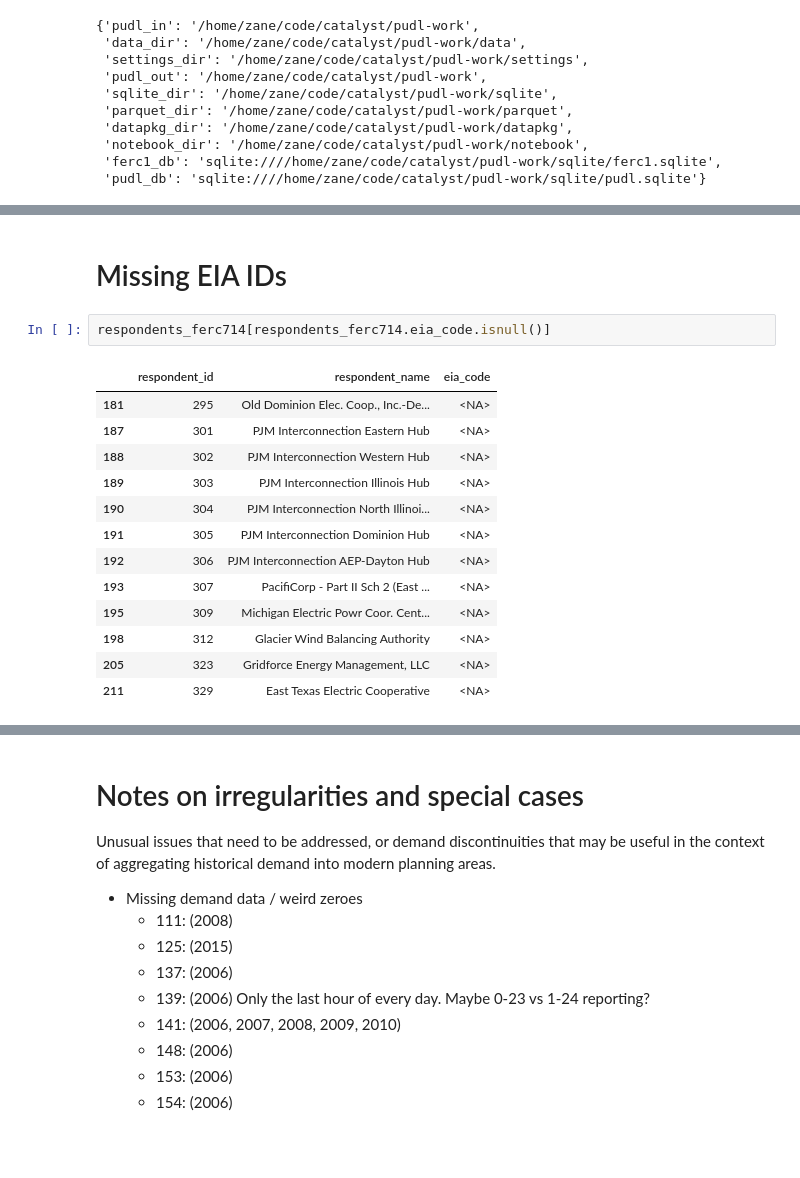
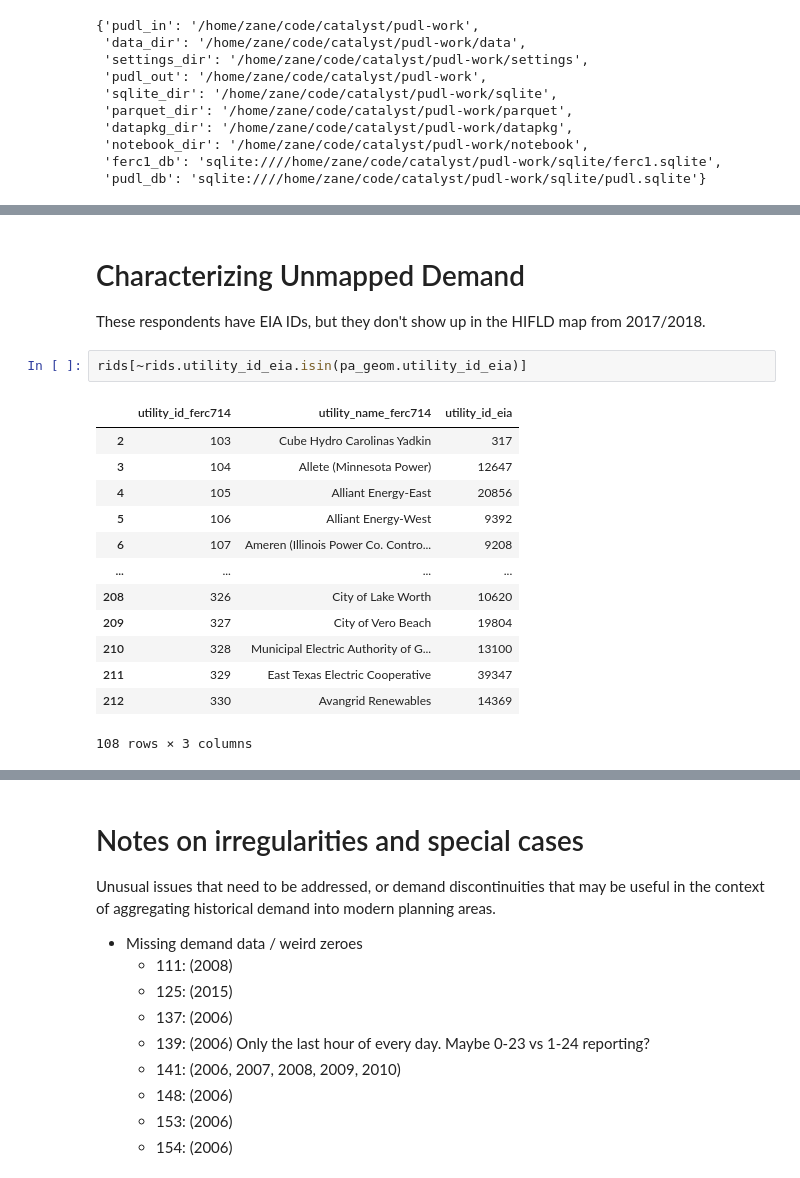
Before and after one commit to catalyst-cooperative/electricity-demand-mapping, a Jupyter notebook: notebooks/ferc714.ipynb, the cells around one changed output, grey strips where cells are left out. Cells and saved outputs as stored; diff of their text form; blank space fills up the shorter version.

```diff
--- a/notebooks/ferc714.ipynb
+++ b/notebooks/ferc714.ipynb
@@ -235,18 +167,19 @@ plot_demand_tz(dude_flipped, dude_flipped.respondent_id.unique(), time_col="loca
-# %% [markdown]
-# Missing EIA IDs
-# %%
-respondents_ferc714[respondents_ferc714.eia_code.isnull()]
-# %% [output]
-|  | respondent_id | respondent_name | eia_code |
-| 181 | 295 | Old Dominion Elec. Coop., Inc.-De... | <NA> |
-| 187 | 301 | PJM Interconnection Eastern Hub | <NA> |
-| 188 | 302 | PJM Interconnection Western Hub | <NA> |
-| 189 | 303 | PJM Interconnection Illinois Hub | <NA> |
-| 190 | 304 | PJM Interconnection North Illinoi... | <NA> |
-| 191 | 305 | PJM Interconnection Dominion Hub | <NA> |
-| 192 | 306 | PJM Interconnection AEP-Dayton Hub | <NA> |
-| 193 | 307 | PacifiCorp - Part II Sch 2 (East ... | <NA> |
-| 195 | 309 | Michigan Electric Powr Coor. Cent... | <NA> |
-| 198 | 312 | Glacier Wind Balancing Authority | <NA> |
-| 205 | 323 | Gridforce Energy Management, LLC | <NA> |
-| 211 | 329 | East Texas Electric Cooperative | <NA> |
+# %% [markdown]
+# Characterizing Unmapped Demand
+These respondents have EIA IDs, but they don't show up in the HIFLD map from 2017/2018.
+# %%
+rids[~rids.utility_id_eia.isin(pa_geom.utility_id_eia)]
+# %% [output]
+|  | utility_id_ferc714 | utility_name_ferc714 | utility_id_eia |
+| 2 | 103 | Cube Hydro Carolinas Yadkin | 317 |
+| 3 | 104 | Allete (Minnesota Power) | 12647 |
+| 4 | 105 | Alliant Energy-East | 20856 |
+| 5 | 106 | Alliant Energy-West | 9392 |
+| 6 | 107 | Ameren (Illinois Power Co. Contro... | 9208 |
+| ... | ... | ... | ... |
+| 208 | 326 | City of Lake Worth | 10620 |
+| 209 | 327 | City of Vero Beach | 19804 |
+| 210 | 328 | Municipal Electric Authority of G... | 13100 |
+| 211 | 329 | East Texas Electric Cooperative | 39347 |
+| 212 | 330 | Avangrid Renewables | 14369 |
+108 rows × 3 columns
```
Also changed, not shown: parts of 26 cells of this notebook.
